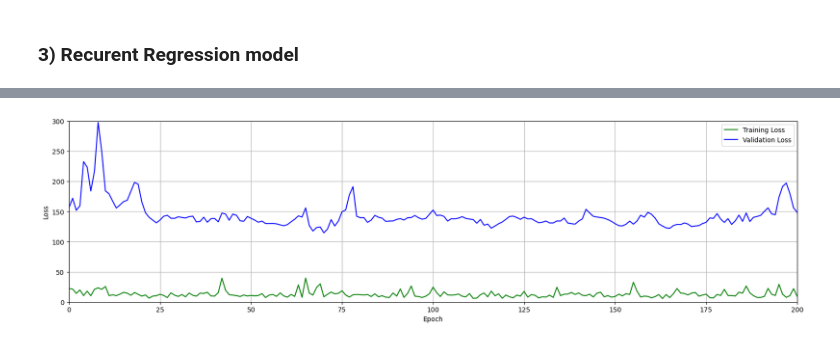
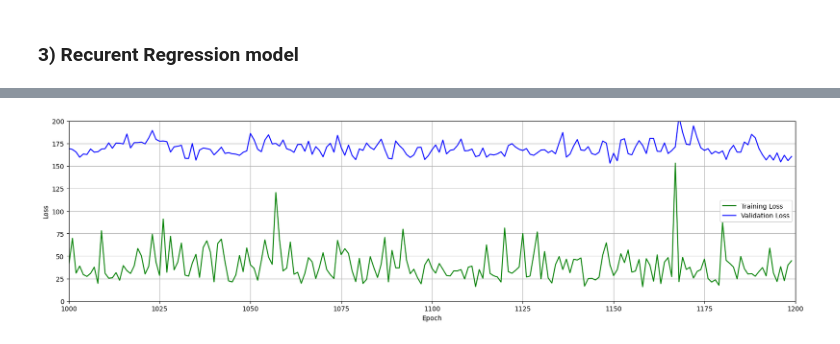
Before and after one commit to NikitaGoltsev/aerodynamic_circuit_ML, a Jupyter notebook: dl_reg.ipynb, the cells around one changed output, grey strips where cells are left out. Saved outputs shown, nothing was run; the diff lists cells and outputs as text; code cells hidden in the pictures.

```diff
--- a/dl_reg.ipynb
+++ b/dl_reg.ipynb
@@ -100,3 +106,3 @@ model.compile(optimizer = 'adam', loss = 'mean_squared_error', metrics = ['mse',
 # %%
-history = model.fit(X_train, Y_train, validation_split=0.2, epochs=200)
+history = model.fit(X_train, Y_train, validation_split=0.2, epochs=1200)
 # %% [output]
@@ -122,7 +128,7 @@ def plot_loss(history):
     plt.figure(figsize=(20,5))
     plt.plot(history.history['loss'], 'g', label='Training Loss')
     plt.plot(history.history['val_loss'], 'b', label='Validation Loss')
-    plt.xlim([0, 200])
+    plt.xlim([0, 1200])
     plt.ylim([0, 300])
     plt.xlabel('Epoch')
     plt.ylabel('Loss')
@@ -280,8 +284,8 @@ def plot_loss(history):
     plt.figure(figsize=(20,5))
     plt.plot(history.history['loss'], 'g', label='Training Loss')
     plt.plot(history.history['val_loss'], 'b', label='Validation Loss')
-    plt.xlim([0, 200])
-    plt.ylim([0, 300])
+    plt.xlim([1000, 1200])
+    plt.ylim([0, 200])
     plt.xlabel('Epoch')
     plt.ylabel('Loss')
     plt.legend()
@@ -295,2 +299,2 @@ y_pred = np.array(model.predict(X_test))
-[figure, old version]
+[figure, new version]
 # %%
```
Also changed, not shown: parts of 10 cells of this notebook, 2 other files.
